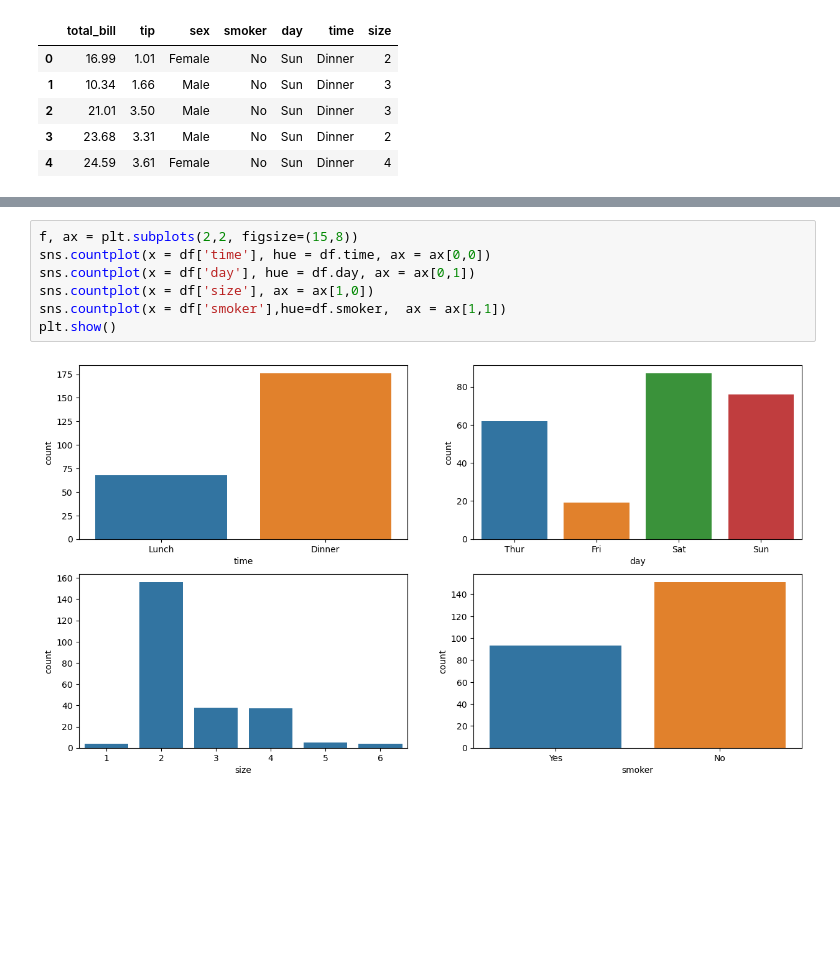
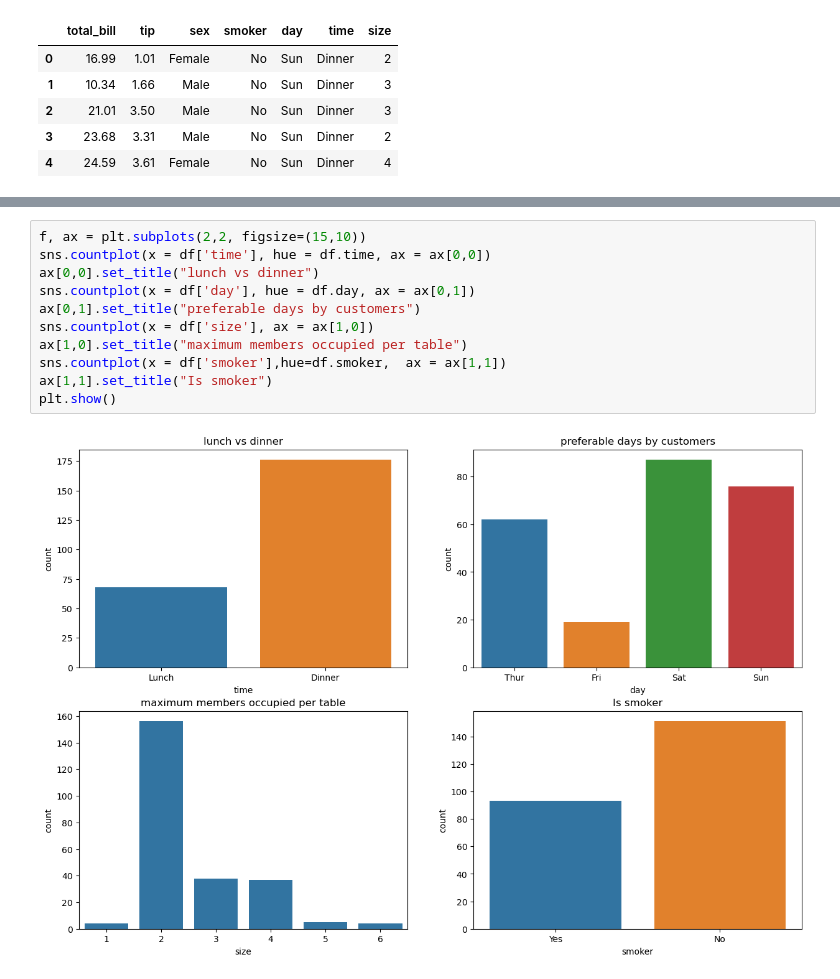
Before and after one commit to kamsaxel/Jupyter-Notebooks, a Jupyter notebook: tips.ipynb, the cells around one changed output, grey strips where cells are left out. Drawn from its saved outputs; the diff is of its cells as text; blank space fills up the shorter version.

```diff
--- a/tips.ipynb
+++ b/tips.ipynb
@@ -248,9 +231,13 @@ plt.show()
 # %%
-f, ax = plt.subplots(2,2, figsize=(15,8))
+f, ax = plt.subplots(2,2, figsize=(15,10))
 sns.countplot(x = df['time'], hue = df.time, ax = ax[0,0])
+ax[0,0].set_title("lunch vs dinner")
 sns.countplot(x = df['day'], hue = df.day, ax = ax[0,1])
+ax[0,1].set_title("preferable days by customers")
 sns.countplot(x = df['size'], ax = ax[1,0])
+ax[1,0].set_title("maximum members occupied per table")
 sns.countplot(x = df['smoker'],hue=df.smoker,  ax = ax[1,1])
+ax[1,1].set_title("Is smoker")
 plt.show()
 # %% [output]
-[figure, old version]
+[figure, new version]
```
Also changed, not shown: parts of 38 cells of this notebook.
